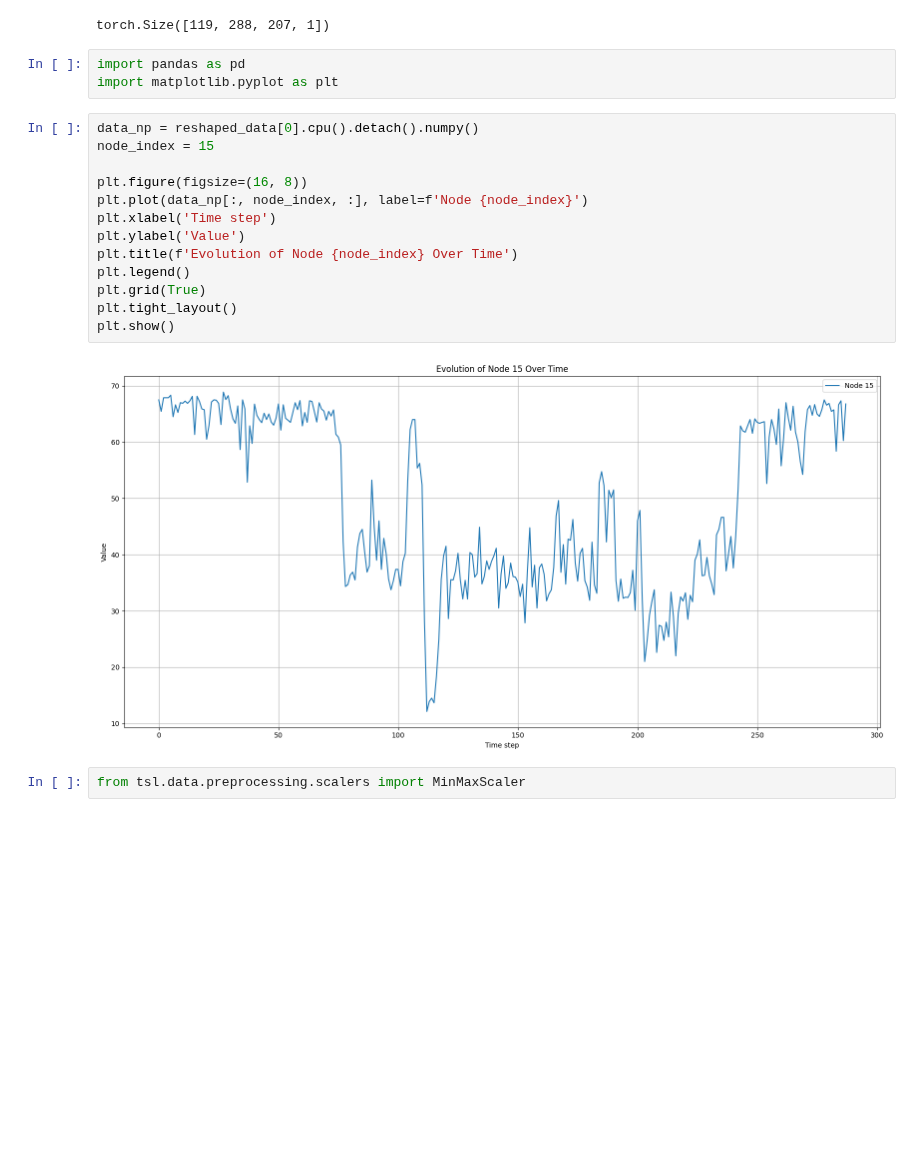
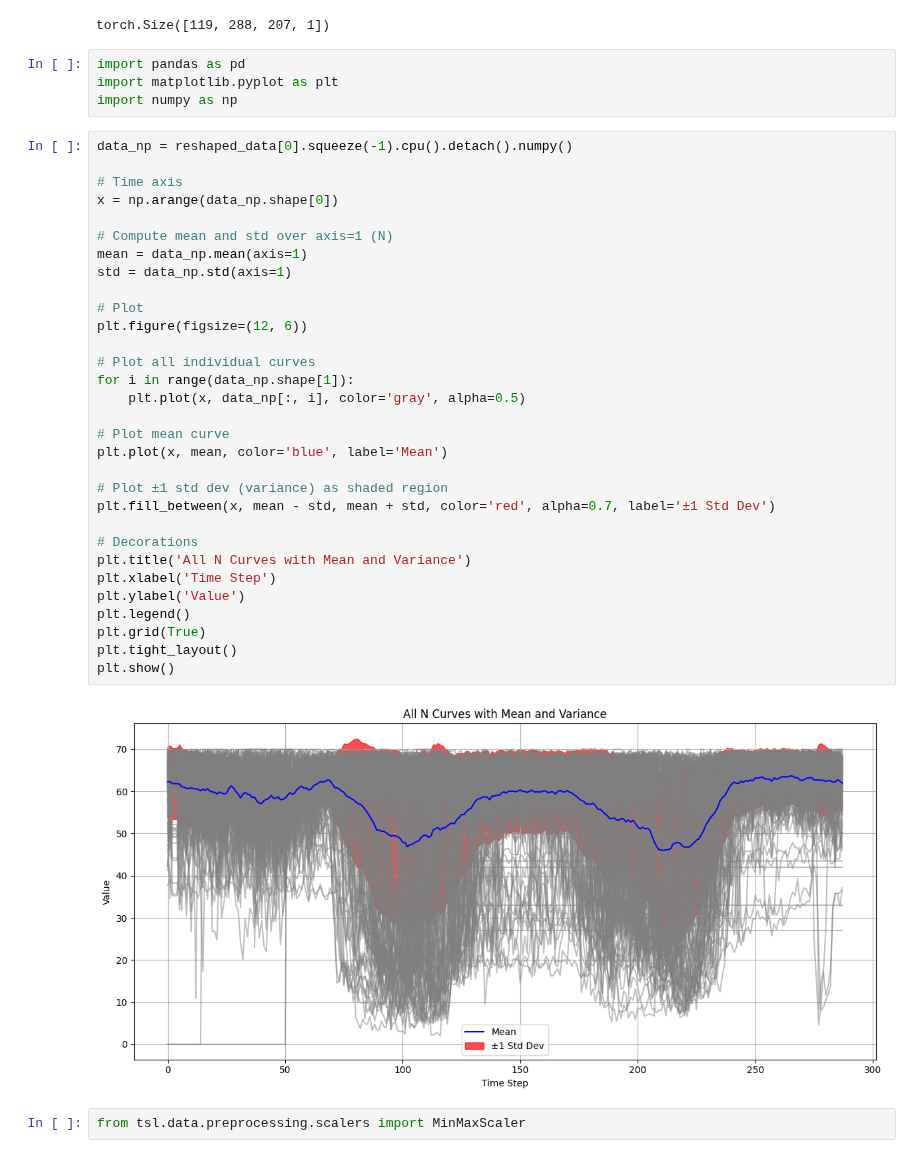
Before and after one commit to riccardocappi/Kan-for-Interpretable-Graph-Dynamics, a Jupyter notebook: traffic_dataset_DEA.ipynb, the cells around one changed output. Drawn from its saved outputs; the diff is of its cells as text; blank space fills up the shorter version.

```diff
--- a/traffic_dataset_DEA.ipynb
+++ b/traffic_dataset_DEA.ipynb
@@ -30,21 +30,40 @@ torch.Size([119, 288, 207, 1])
 # %%
 import pandas as pd
 import matplotlib.pyplot as plt
+import numpy as np
 # %%
-data_np = reshaped_data[0].cpu().detach().numpy()
-node_index = 15
+data_np = reshaped_data[0].squeeze(-1).cpu().detach().numpy()
 
-plt.figure(figsize=(16, 8))
-plt.plot(data_np[:, node_index, :], label=f'Node {node_index}')
-plt.xlabel('Time step')
+# Time axis
+x = np.arange(data_np.shape[0])
+
+# Compute mean and std over axis=1 (N)
+mean = data_np.mean(axis=1)
+std = data_np.std(axis=1)
+
+# Plot
+plt.figure(figsize=(12, 6))
+
+# Plot all individual curves
+for i in range(data_np.shape[1]):
+    plt.plot(x, data_np[:, i], color='gray', alpha=0.5)
+
+# Plot mean curve
+plt.plot(x, mean, color='blue', label='Mean')
+
+# Plot ±1 std dev (variance) as shaded region
+plt.fill_between(x, mean - std, mean + std, color='red', alpha=0.7, label='±1 Std Dev')
+
+# Decorations
+plt.title('All N Curves with Mean and Variance')
+plt.xlabel('Time Step')
 plt.ylabel('Value')
-plt.title(f'Evolution of Node {node_index} Over Time')
 plt.legend()
 plt.grid(True)
 plt.tight_layout()
 plt.show()
 # %% [output]
-[figure, old version]
+[figure, new version]
 # %%
 from tsl.data.preprocessing.scalers import MinMaxScaler
 # %%
```
Also changed, not shown: 17 other files.
